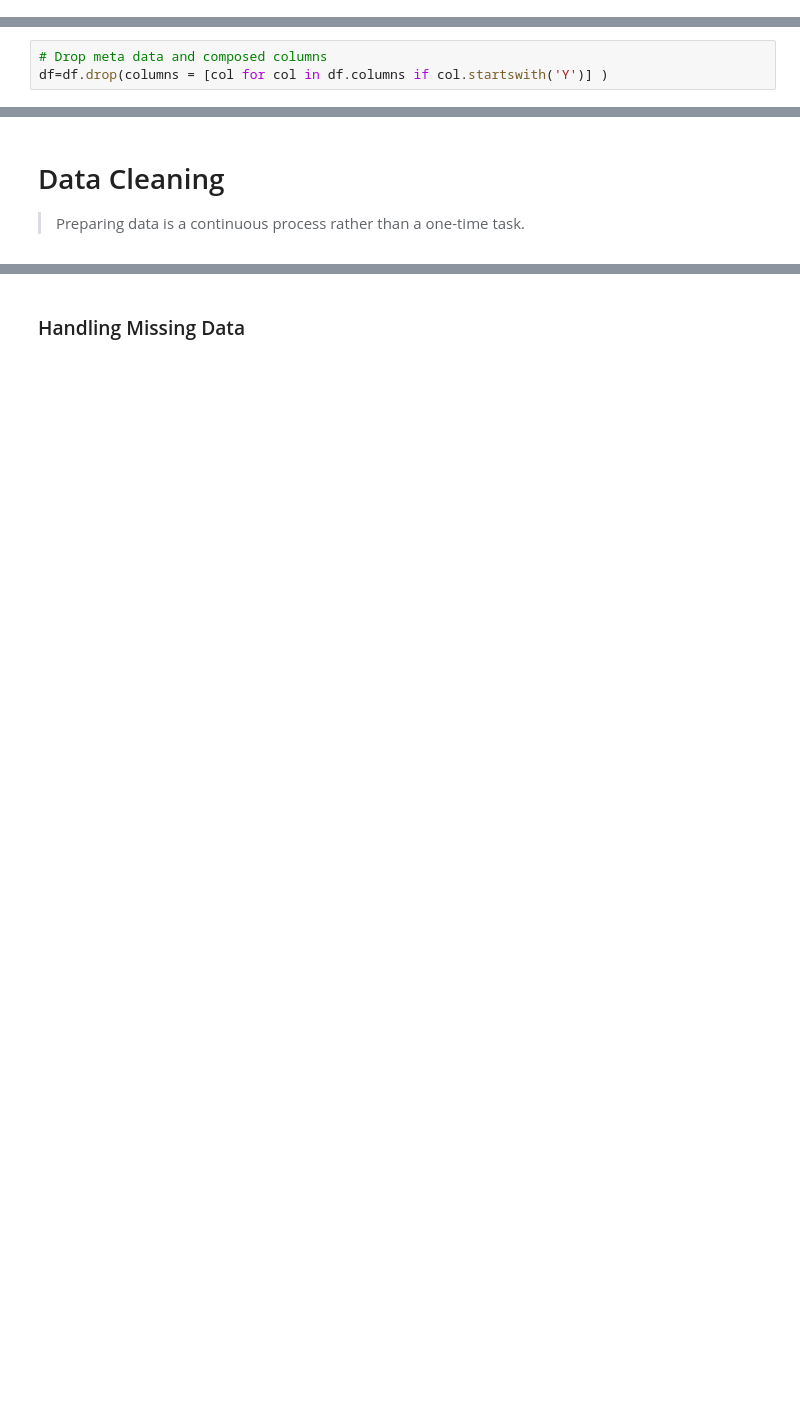
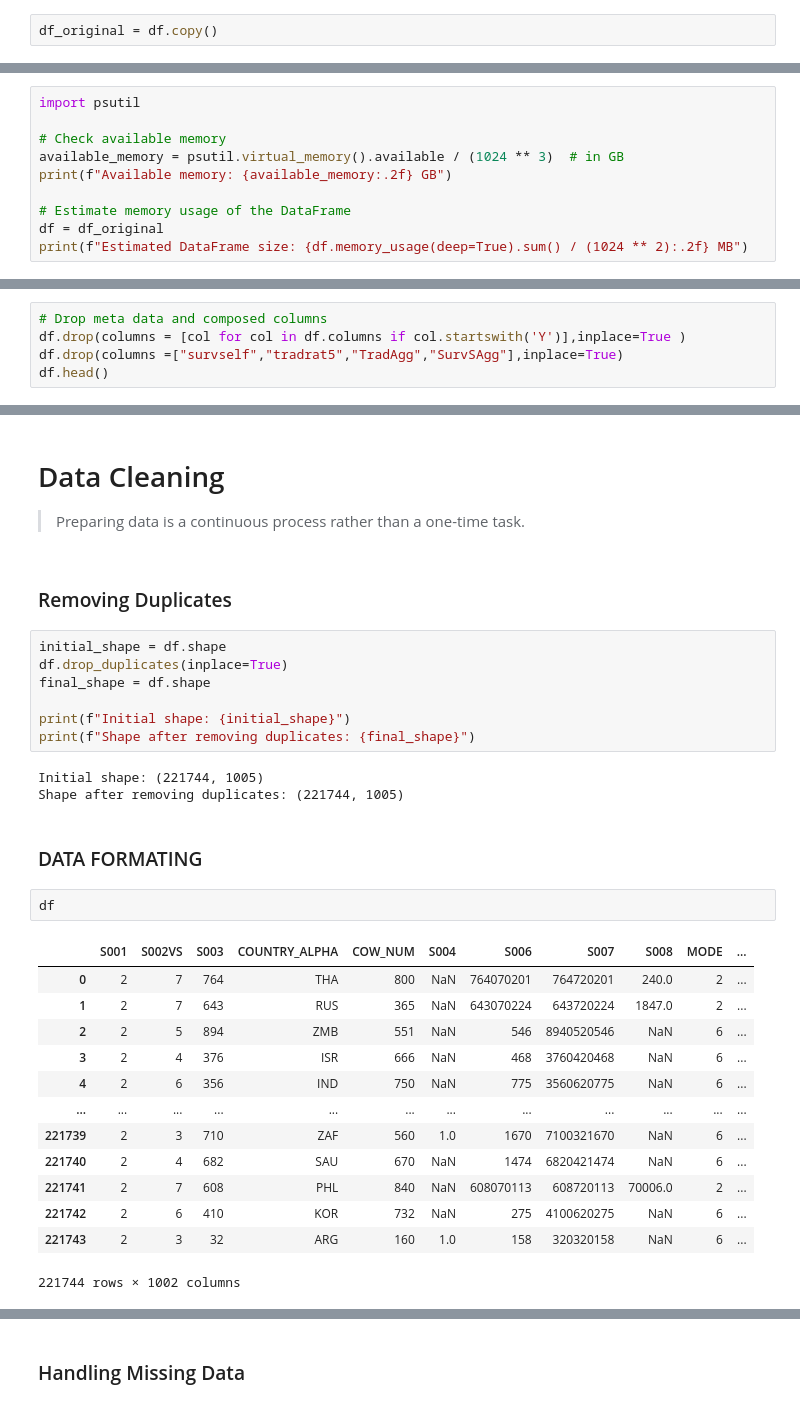
Before and after one commit to Maltouf25/Happiness-Analysis-Project, a Jupyter notebook: notebook1.ipynb, the cells around one changed output, grey strips where cells are left out. Cells and saved outputs as stored; diff of their text form; blank space fills up the shorter version.

```diff
--- a/notebook1.ipynb
+++ b/notebook1.ipynb
@@ -27,2 +45,14 @@ df.head()
+# %%
+df_original = df.copy()
 # %% [markdown]
 ##
+# %%
+import psutil
+
+# Check available memory
+available_memory = psutil.virtual_memory().available / (1024 ** 3)  # in GB
+print(f"Available memory: {available_memory:.2f} GB")
+
+# Estimate memory usage of the DataFrame
+df = df_original
+print(f"Estimated DataFrame size: {df.memory_usage(deep=True).sum() / (1024 ** 2):.2f} MB")
@@ -34,4 +67,6 @@ missing_values = [-1, -2,-3, -4, -5]
 df.replace(missing_values, np.nan, inplace=True)
 # %%
 # Drop meta data and composed columns
-df=df.drop(columns = [col for col in df.columns if col.startswith('Y')] )
+df.drop(columns = [col for col in df.columns if col.startswith('Y')],inplace=True )
+df.drop(columns =["survself","tradrat5","TradAgg","SurvSAgg"],inplace=True)
+df.head()
@@ -38,3 +81,33 @@ df=df.drop(columns = [col for col in df.columns if col.startswith('Y')] )
 # %% [markdown]
 # Data Cleaning
 > Preparing data is a continuous process rather than a one-time task.
+# %% [markdown]
+### Removing Duplicates
+# %%
+initial_shape = df.shape
+df.drop_duplicates(inplace=True)
+final_shape = df.shape
+
+print(f"Initial shape: {initial_shape}")
+print(f"Shape after removing duplicates: {final_shape}")
+# %% [output]
+Initial shape: (221744, 1005)
+Shape after removing duplicates: (221744, 1005)
+# %% [markdown]
+### DATA FORMATING
+# %%
+df
+# %% [output]
+|  | S001 | S002VS | S003 | COUNTRY_ALPHA | COW_NUM | S004 | S006 | S007 | S008 | MODE | ... |
+| 0 | 2 | 7 | 764 | THA | 800 | NaN | 764070201 | 764720201 | 240.0 | 2 | ... |
+| 1 | 2 | 7 | 643 | RUS | 365 | NaN | 643070224 | 643720224 | 1847.0 | 2 | ... |
+| 2 | 2 | 5 | 894 | ZMB | 551 | NaN | 546 | 8940520546 | NaN | 6 | ... |
+| 3 | 2 | 4 | 376 | ISR | 666 | NaN | 468 | 3760420468 | NaN | 6 | ... |
+| 4 | 2 | 6 | 356 | IND | 750 | NaN | 775 | 3560620775 | NaN | 6 | ... |
+| ... | ... | ... | ... | ... | ... | ... | ... | ... | ... | ... | ... |
+| 221739 | 2 | 3 | 710 | ZAF | 560 | 1.0 | 1670 | 7100321670 | NaN | 6 | ... |
+| 221740 | 2 | 4 | 682 | SAU | 670 | NaN | 1474 | 6820421474 | NaN | 6 | ... |
+| 221741 | 2 | 7 | 608 | PHL | 840 | NaN | 608070113 | 608720113 | 70006.0 | 2 | ... |
+| 221742 | 2 | 6 | 410 | KOR | 732 | NaN | 275 | 4100620275 | NaN | 6 | ... |
+| 221743 | 2 | 3 | 32 | ARG | 160 | 1.0 | 158 | 320320158 | NaN | 6 | ... |
+221744 rows × 1002 columns
```
Also changed, not shown: parts of 87 cells of this notebook, 1 other file.
